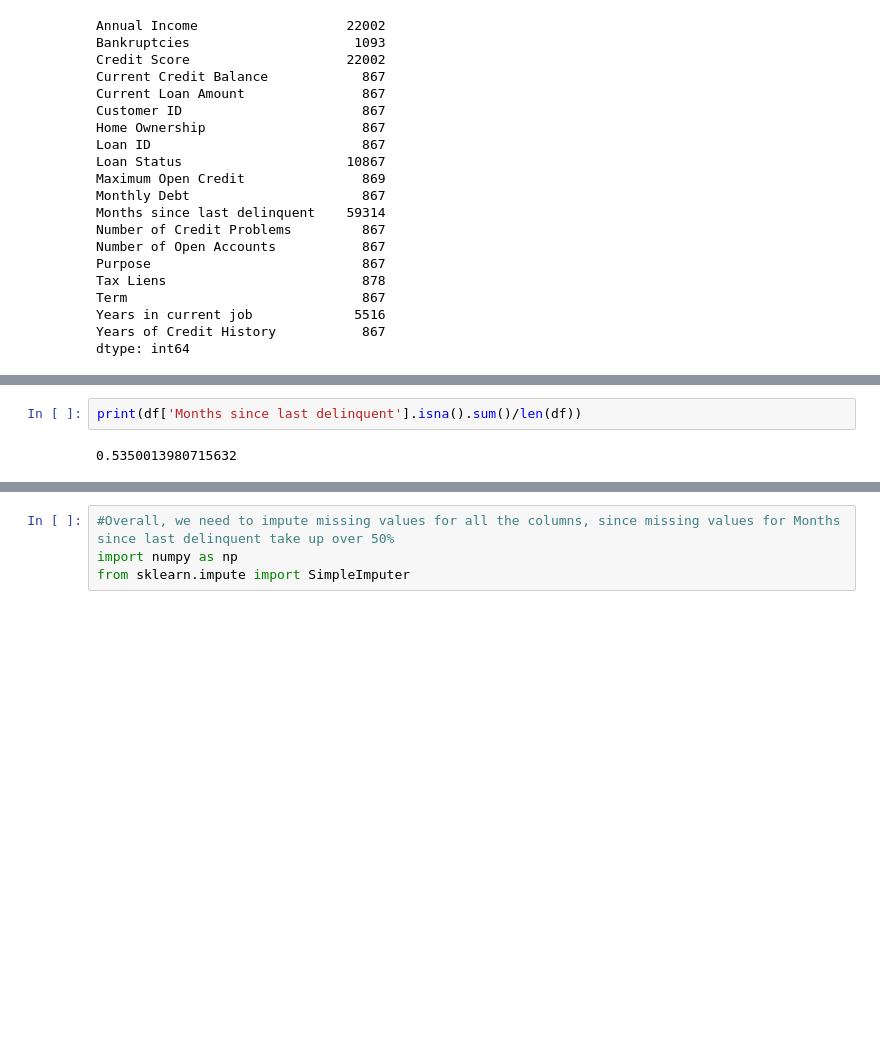
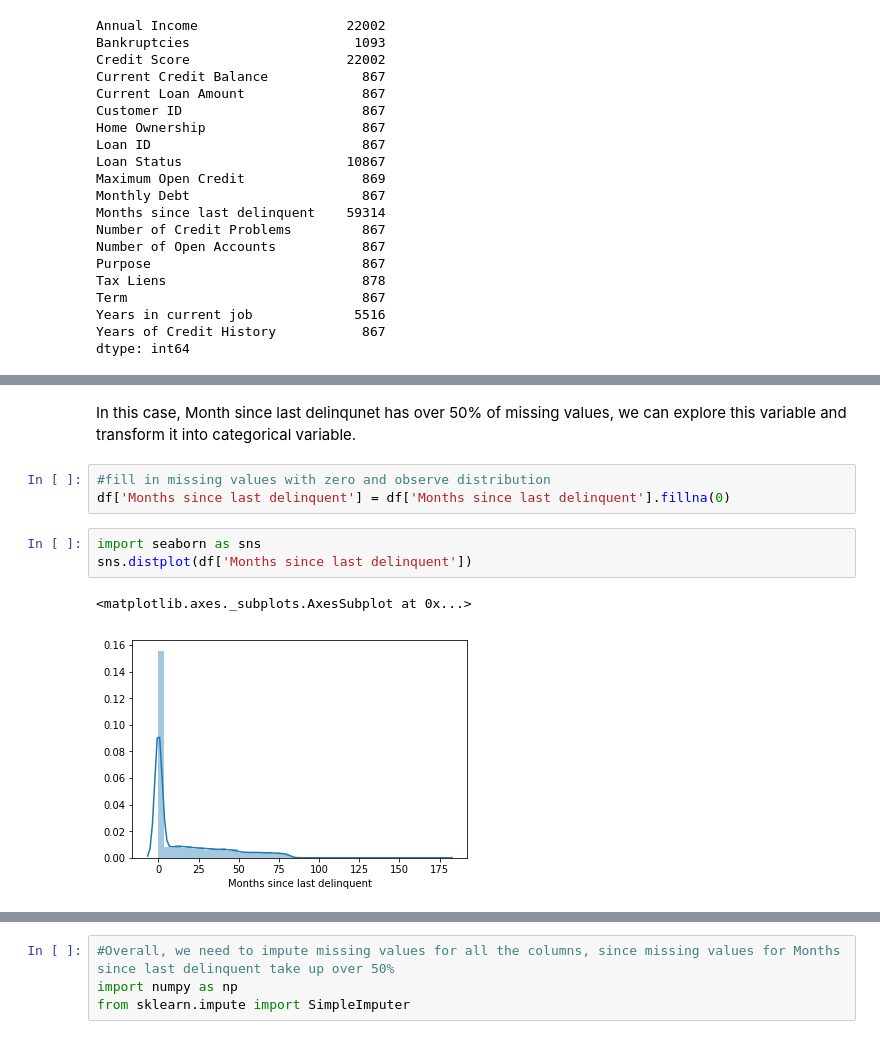
Before and after one commit to sbhushan0767/ECS171G12Proj, a Jupyter notebook: Bank_loan_status_project_RF.ipynb, the cells around one changed output, grey strips where cells are left out. Saved outputs shown, nothing was run; the diff lists cells and outputs as text; blank space fills up the shorter version.

```diff
--- a/Bank_loan_status_project_RF.ipynb
+++ b/Bank_loan_status_project_RF.ipynb
@@ -108,4 +115,11 @@ dtype: int64
+# %% [markdown]
+In this case, Month since last delinqunet has over 50% of missing values, we can explore this variable and transform it into categorical variable.
+# %%
+#fill in missing values with zero and observe distribution
+df['Months since last delinquent'] = df['Months since last delinquent'].fillna(0)
 # %%
-print(df['Months since last delinquent'].isna().sum()/len(df))
+import seaborn as sns
+sns.distplot(df['Months since last delinquent'])
 # %% [output]
-0.5350013980715632
+<matplotlib.axes._subplots.AxesSubplot at 0x...>
+[figure, added]
```
Also changed, not shown: parts of 62 cells of this notebook.
